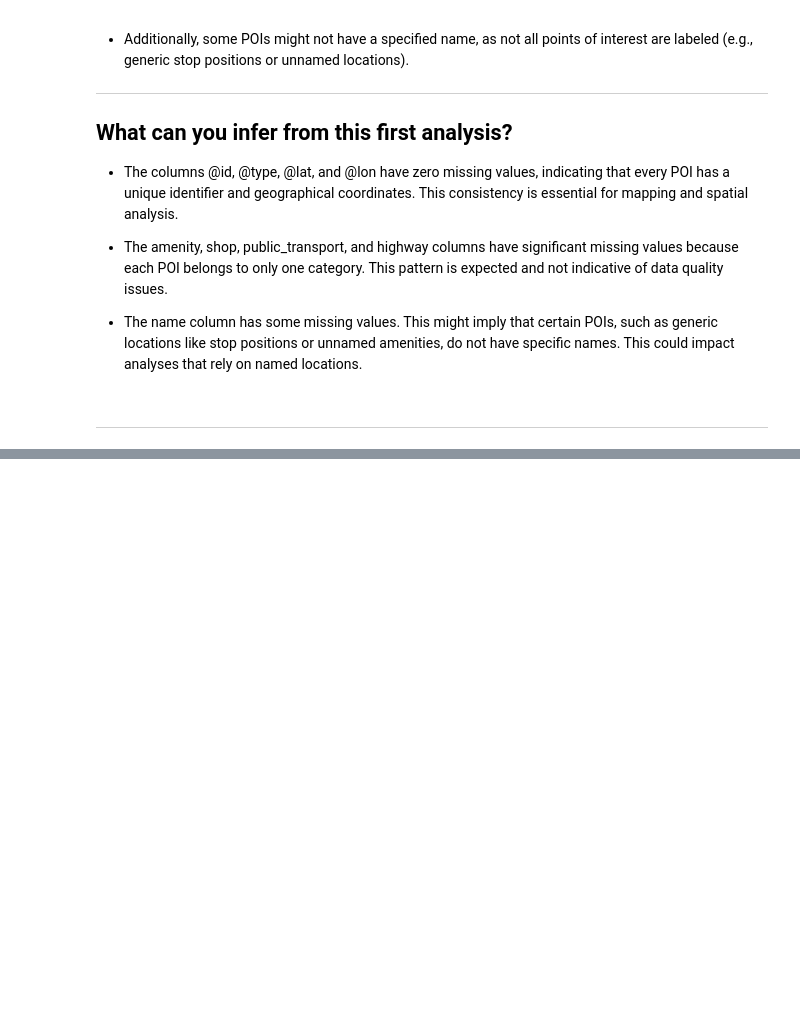
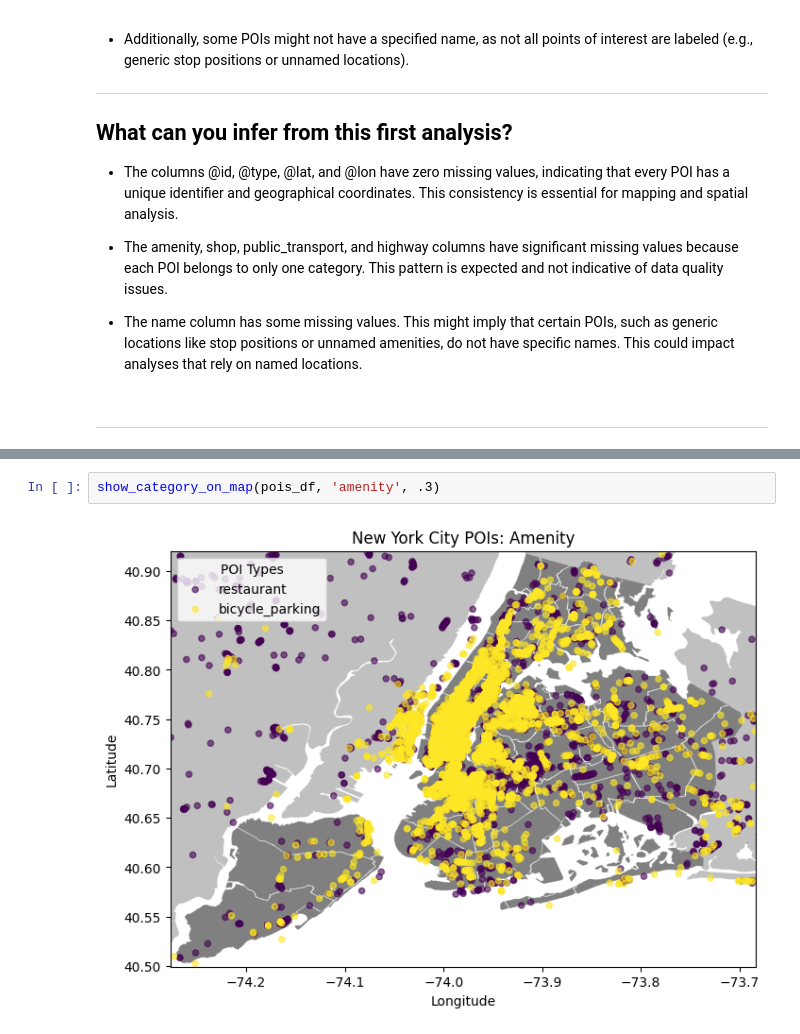
Before and after one commit to taha-kms/DSE_POLITO, a Jupyter notebook: DSL_LAB_5/dsl-lab-5.ipynb, the cells around one changed output, grey strips where cells are left out. Drawn from its saved outputs; the diff is of its cells as text; blank space fills up the shorter version.

```diff
--- a/DSL_LAB_5/dsl-lab-5.ipynb
+++ b/DSL_LAB_5/dsl-lab-5.ipynb
@@ -178,0 +251,4 @@ for category in categories:
+# %%
+show_category_on_map(pois_df, 'amenity', .3)
+# %% [output]
+[figure, added]
```
Also changed, not shown: parts of 10 cells of this notebook.
